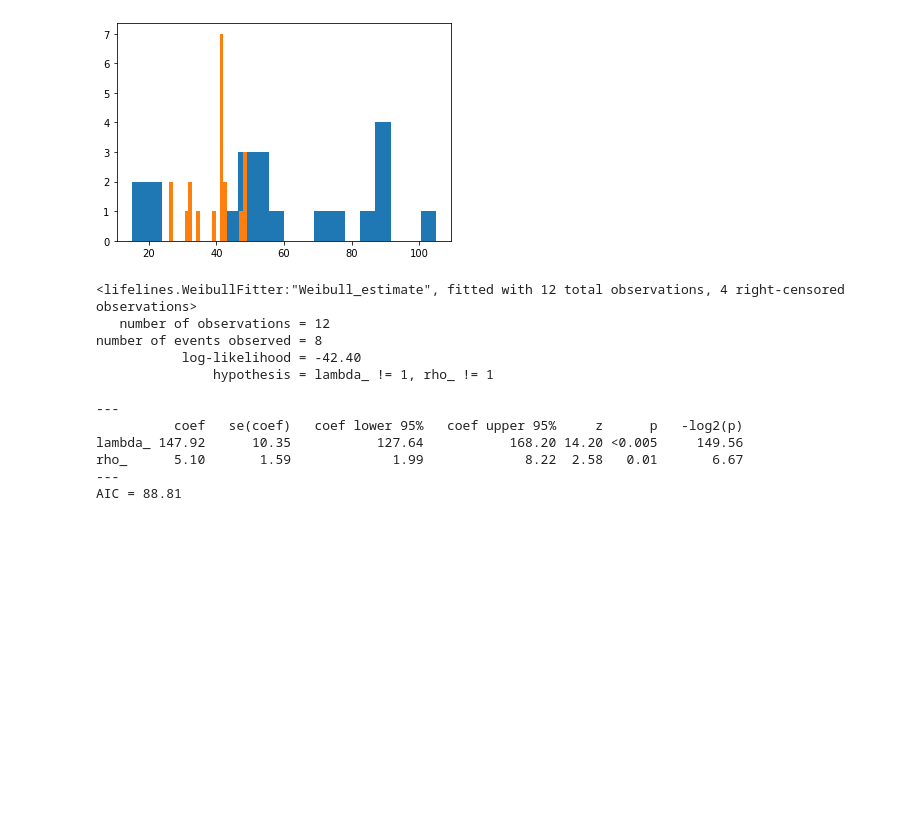
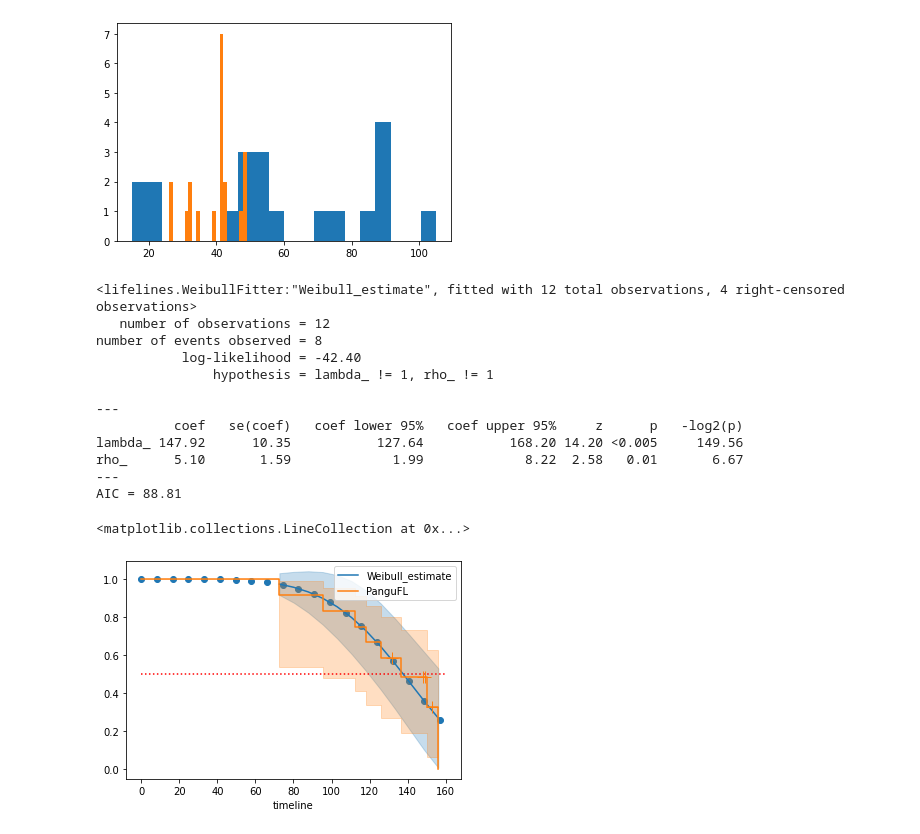
Before and after one commit to shunw/p_tools, a Jupyter notebook: stats_understanding/stats_survival_ppt.ipynb, the cells around one changed output. Saved outputs shown, nothing was run; the diff lists cells and outputs as text; code cells hidden in the pictures; blank space fills up the shorter version.

Commit message:
update weibull plot with kaplan meier

```diff
--- a/stats_understanding/stats_survival_ppt.ipynb
+++ b/stats_understanding/stats_survival_ppt.ipynb
@@ -558,30 +568,52 @@ unit = 'unit'
 power = 'power_change'
 test_data = 'data'
 dead = 'dead'
 try_out = 'try out?'
 # print (df.columns)
 motor_life_df = df.loc[df[test] == 'motor_life', ]
 motor_life_cols = [unit_id, unit, power, test_data, test, try_out]
 motor_life_df = motor_life_df[motor_life_cols]
 motor_life_df[dead] = 1
 motor_life_df.loc[motor_life_df[try_out] == 'alive', dead] = 0
 motor_life_df['project'] = 'panguFL'
 pg_df = motor_life_df[[test_data, dead, 'project', 'unit']]
 
 from lifelines import WeibullFitter
 pgw = WeibullFitter()
 pgw.fit(pg_df['data'], pg_df['dead'])
 pgw.print_summary(style = 'ascii')
+pgw.plot_survival_function()
+# pgw.plot_cumulative_hazard()
+
+# simulate
+max_life = round(motor_life_df[test_data].max())+1
+sim_x = np.linspace(0, max_life, num = 20)
+sim_y = pgw.survival_function_at_times(sim_x)
+plt.scatter(x = sim_x, y= sim_y, label = 'test')
+
+
+# combine with kaplan meier
+from lifelines import KaplanMeierFitter
+import matplotlib.pyplot as plt
+
+kmf_pg = KaplanMeierFitter(label = 'PanguFL')
+kmf_pg.fit(pg_df[test_data], pg_df[dead])
+kmf_pg.plot(ci_show = True, show_censors = True)
+
+
+plt.hlines(y = .5, xmin = 0, xmax = 160, color = 'r', linestyle = 'dotted')
 # %% [output]
 <lifelines.WeibullFitter:"Weibull_estimate", fitted with 12 total observations, 4 right-censored observations>
    number of observations = 12
 number of events observed = 8
            log-likelihood = -42.40
                hypothesis = lambda_ != 1, rho_ != 1
 
 ---
           coef   se(coef)   coef lower 95%   coef upper 95%     z      p   -log2(p)
 lambda_ 147.92      10.35           127.64           168.20 14.20 <0.005     149.56
 rho_      5.10       1.59             1.99             8.22  2.58   0.01       6.67
 ---
 AIC = 88.81
+<matplotlib.collections.LineCollection at 0x...>
+[figure, added]
```
Also changed, not shown: parts of 4 cells of this notebook.
